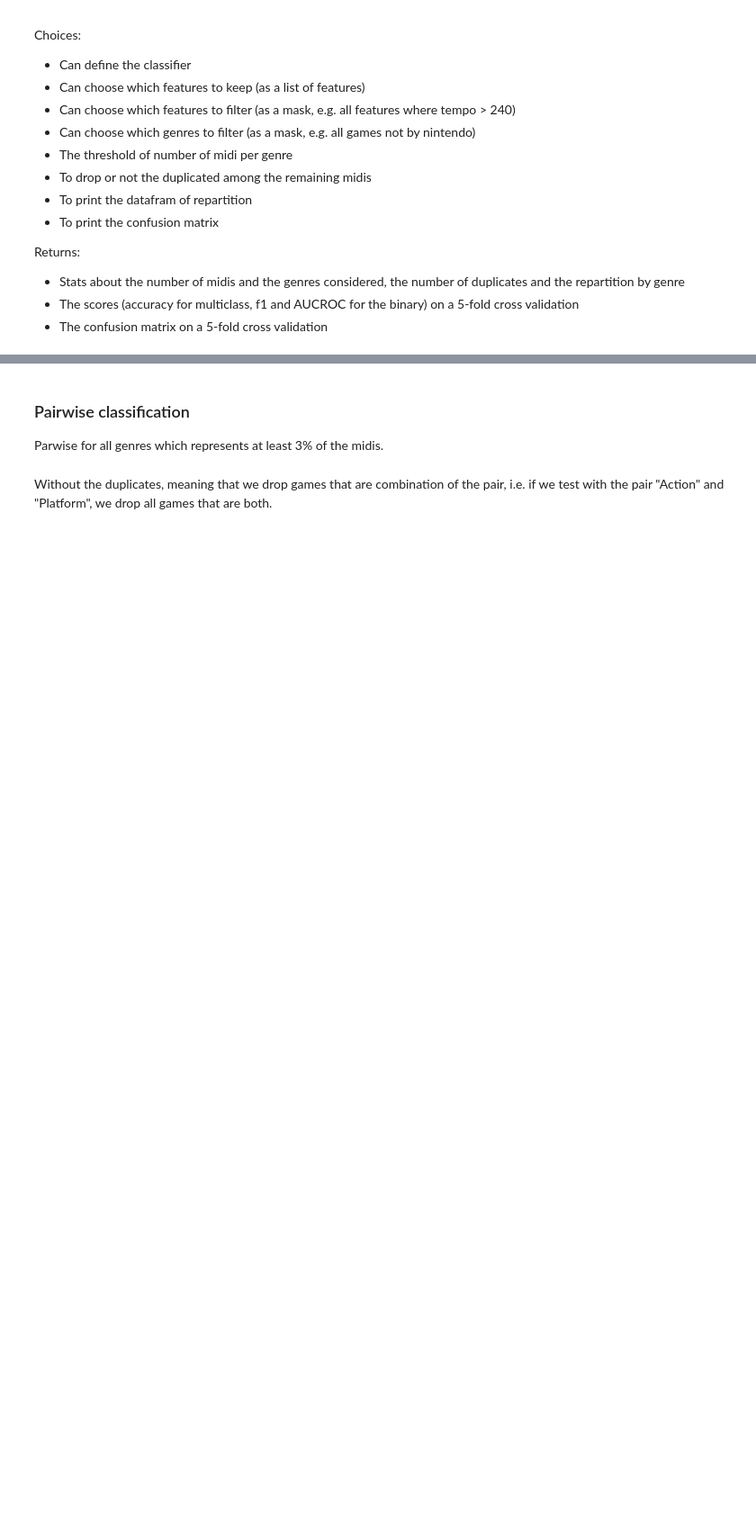
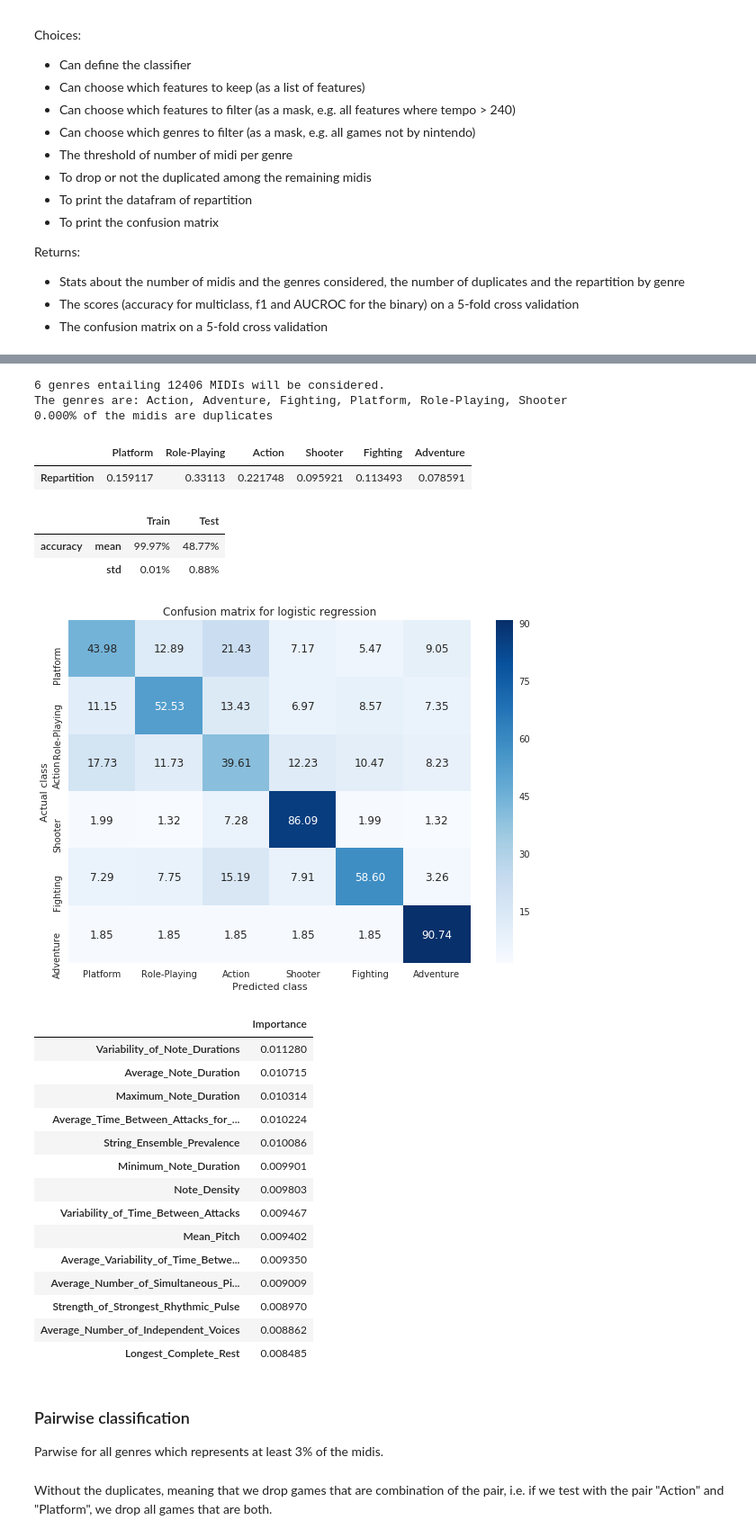
Before and after one commit to cedricviaccoz/musicology, a Jupyter notebook: dataset/Final Analysis and Results.ipynb, the cells around one changed output, grey strips where cells are left out. Shown at 90% size. Drawn from its saved outputs; the diff is of its cells as text; code cells hidden in the pictures; blank space fills up the shorter version.

```diff
--- a/dataset/Final Analysis and Results.ipynb
+++ b/dataset/Final Analysis and Results.ipynb
@@ -181,0 +168,16 @@ def test_with_filters(
+# %%
+def get_most_common_in_top(features_importance, top=25):
+    features_importance = np.array(features_importance)
+    max_features = features_importance.argsort(axis=1)[:, ::-1]
+
+    estimate_importance = features_importance.mean(axis=0)
+    idx2score = dict(zip(np.arange(df_features.shape[1]), estimate_importance)).get
+
+    a = max_features[:,:top]
+    feature_selection = set(np.arange(df_features.shape[1]))
+
+    for i in range(len(a)):
+        feature_selection.intersection_update(set(a[i]))
+    features_sorted = (np.array(list(feature_selection))
+                       [np.array(list(map(idx2score, list(feature_selection)))).argsort()[::-1]])
+    return features_sorted, np.array(list(map(idx2score, features_sorted)))
@@ -181,0 +214,29 @@ def test_with_filters(
+# %%
+scores_all_1500, features_importances_all_1500, preds_all_1500 = test_with_filters(midis_treshold=1500)
+idx, scores = get_most_common_in_top(features_importances_all_1500, 30)
+pd.DataFrame(scores, index=columns[idx], columns=['Importance'])
+# %% [output]
+6 genres entailing 12406 MIDIs will be considered.
+The genres are: Action, Adventure, Fighting, Platform, Role-Playing, Shooter
+0.000% of the midis are duplicates
+|  | Platform | Role-Playing | Action | Shooter | Fighting | Adventure |
+| Repartition | 0.159117 | 0.33113 | 0.221748 | 0.095921 | 0.113493 | 0.078591 |
+|  |  | Train | Test |
+| accuracy | mean | 99.97% | 48.77% |
+|  | std | 0.01% | 0.88% |
+[figure, added]
+|  | Importance |
+| Variability_of_Note_Durations | 0.011280 |
+| Average_Note_Duration | 0.010715 |
+| Maximum_Note_Duration | 0.010314 |
+| Average_Time_Between_Attacks_for_... | 0.010224 |
+| String_Ensemble_Prevalence | 0.010086 |
+| Minimum_Note_Duration | 0.009901 |
+| Note_Density | 0.009803 |
+| Variability_of_Time_Between_Attacks | 0.009467 |
+| Mean_Pitch | 0.009402 |
+| Average_Variability_of_Time_Betwe... | 0.009350 |
+| Average_Number_of_Simultaneous_Pi... | 0.009009 |
+| Strength_of_Strongest_Rhythmic_Pulse | 0.008970 |
+| Average_Number_of_Independent_Voices | 0.008862 |
+| Longest_Complete_Rest | 0.008485 |
```
Also changed, not shown: parts of 13 cells of this notebook, 5 other files.
